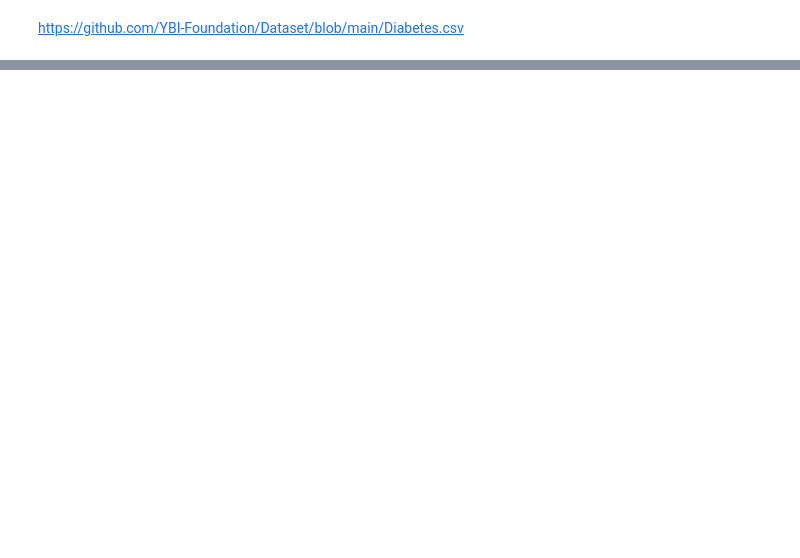
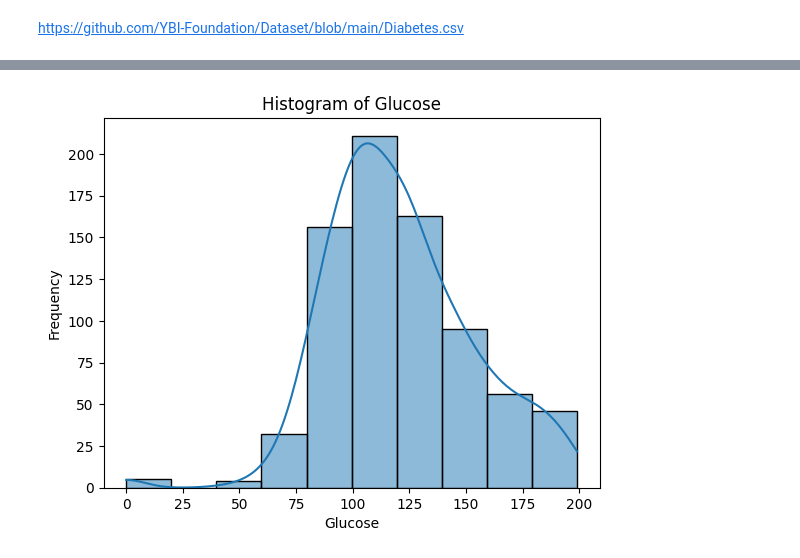
Before and after one commit to Biffy2100/SY-AIDS-SEM-bml, a Jupyter notebook: SYAIDS_SEM_3_SKILL.ipynb, the cells around one changed output, grey strips where cells are left out. Drawn from its saved outputs; the diff is of its cells as text; code cells hidden in the pictures; blank space fills up the shorter version.

```diff
--- a/SYAIDS_SEM_3_SKILL.ipynb
+++ b/SYAIDS_SEM_3_SKILL.ipynb
@@ -45,0 +111,8 @@ https://github.com/YBI-Foundation/Dataset/blob/main/Diabetes.csv
+# %%
+import pandas as pd
+df = pd.read_csv('/content/Diabetes.csv')
+print(df.head())
+
+
+df.dropna(inplace=True)
+df.info()
@@ -45,0 +137,10 @@ https://github.com/YBI-Foundation/Dataset/blob/main/Diabetes.csv
+# %%
+import seaborn as sns
+import matplotlib.pyplot as plt
+sns.histplot(df['glucose'],bins=10,kde=True)
+plt.title('Histogram of Glucose')
+plt.xlabel('Glucose')
+plt.ylabel('Frequency')
+plt.show()
+# %% [output]
+[figure, added]
```
Also changed, not shown: parts of 7 cells of this notebook.
